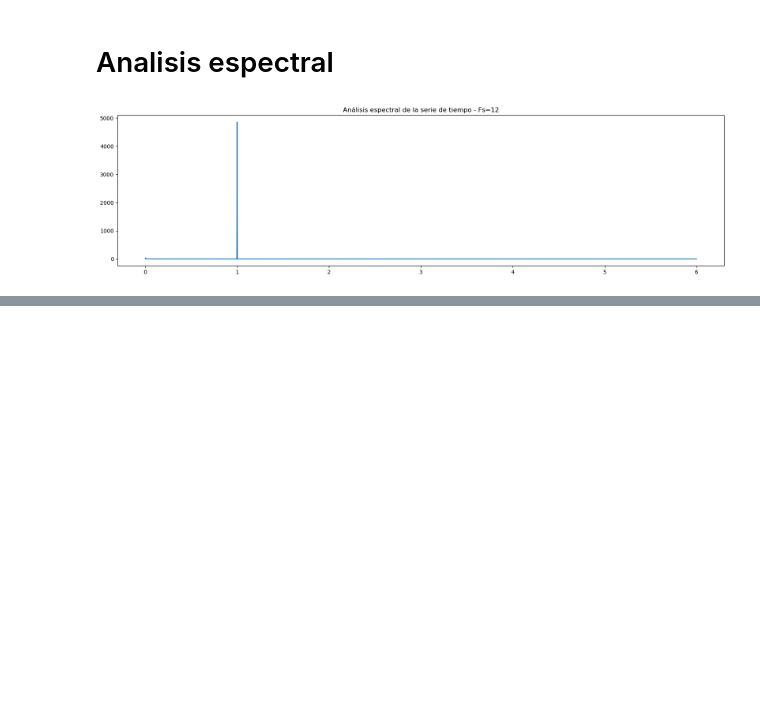
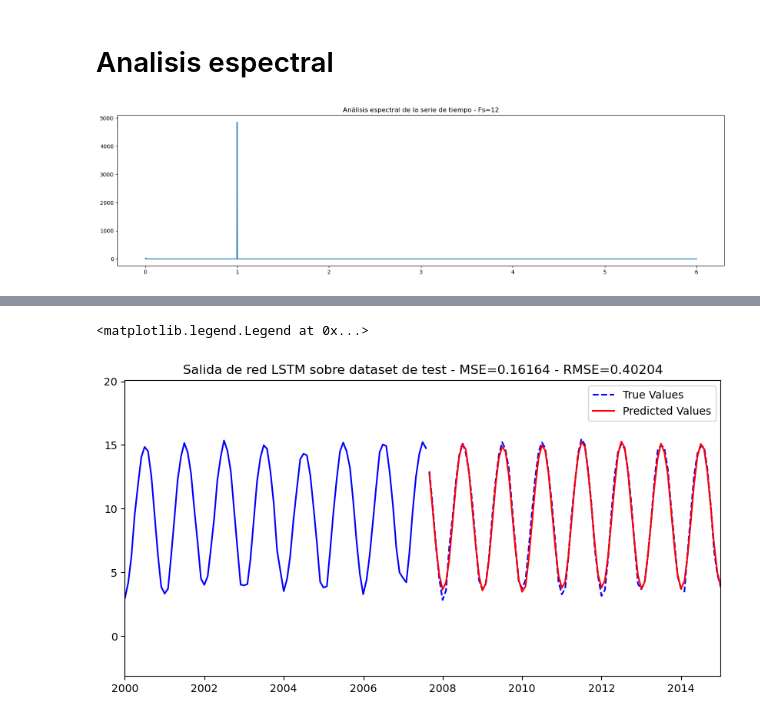
Before and after one commit to mbrito96/CEIA, a Jupyter notebook: X7_SerTemp/TP/TP1.ipynb, the cells around one changed output, grey strips where cells are left out. Cells and saved outputs as stored; diff of their text form; code cells hidden in the pictures; blank space fills up the shorter version.

```diff
--- a/X7_SerTemp/TP/TP1.ipynb
+++ b/X7_SerTemp/TP/TP1.ipynb
@@ -572,0 +646,17 @@ GRID SEARCH= https://machinelearningmastery.com/how-to-grid-search-sarima-model-
+# %%
+model = LSTM(input_size=1, hidden_size=10, output_size=test_periods)
+criterion = nn.MSELoss()
+optimizer = optim.Adam(model.parameters(), lr=0.001)
+# %%
+epochs = 5
+model.train()
+for epoch in range(epochs+1):
+    for x,y in zip(x_train, y_train):
+        y_hat, _ = model(x, None)
+        optimizer.zero_grad()
+        loss = criterion(y_hat, y)
+        loss.backward()
+        optimizer.step()
+
+    if epoch%1==0:
+        print(f'epoch: {epoch:4} loss:{loss.item():10.8f}')
@@ -572,0 +670,22 @@ GRID SEARCH= https://machinelearningmastery.com/how-to-grid-search-sarima-model-
+# %%
+model.eval()
+with torch.no_grad():
+    predictions, _ = model(train_lstm_scaled[-train_periods:], None)
+#-- Apply inverse transform to undo scaling
+predictions = scaler.inverse_transform(np.array(predictions.reshape(-1,1)))
+# %%
+import datetime as dt
+x = df.index
+mse = mean_squared_error(df.temp[-len(predictions):], predictions)
+rmse = np.sqrt(mse)
+
+fig = plt.figure(figsize=(10,5))
+plt.plot(x[:-len(predictions)], df.temp[:-len(predictions)], "b-")
+plt.plot(x[-len(predictions):], df.temp[-len(predictions):], "b--", label='True Values')
+plt.plot(x[-len(predictions):], predictions, "r-", label='Predicted Values')
+plt.xlim('1/1/2000','1/1/2015')
+plt.title(f'Salida de red LSTM sobre dataset de test - MSE={mse:.5f} - RMSE={rmse:.5f}')
+plt.legend()
+# %% [output]
+<matplotlib.legend.Legend at 0x...>
+[figure, added]
```
Also changed, not shown: parts of 12 cells of this notebook.
